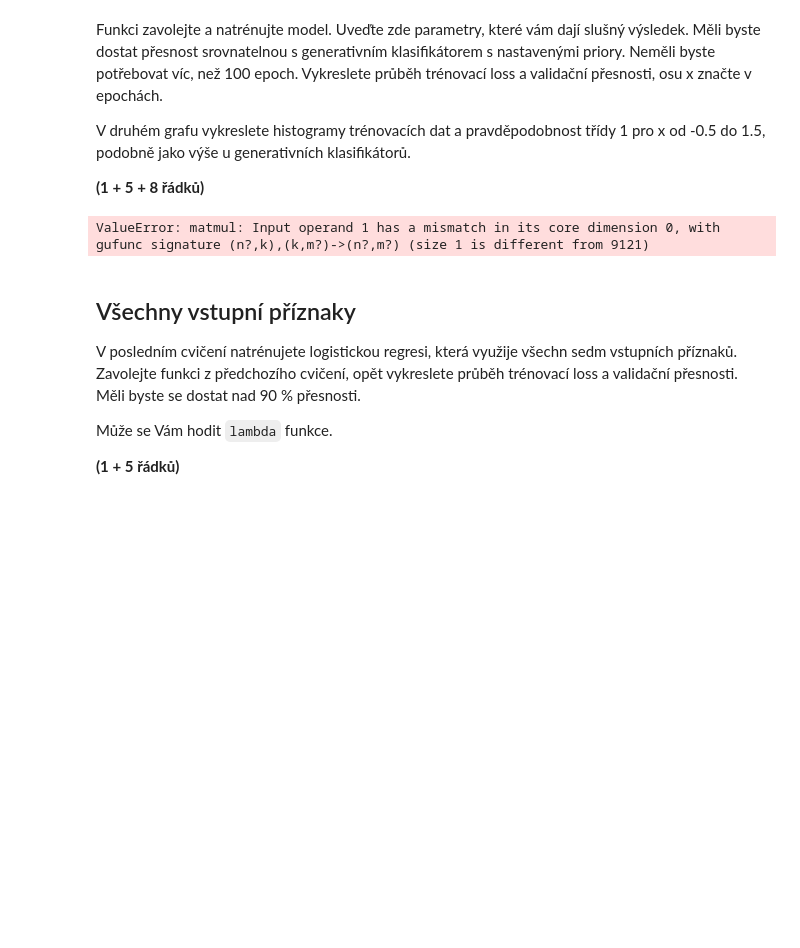
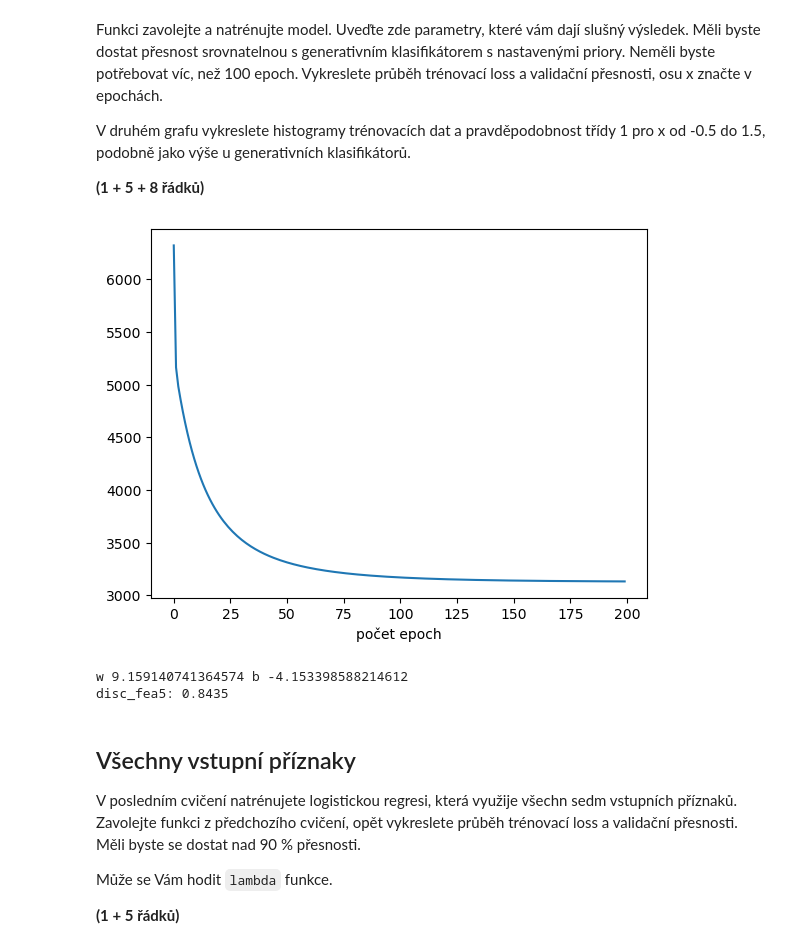
Before and after one commit to Aenariss/sui-proj2, a Jupyter notebook: zadani.ipynb, the cells around one changed output. Drawn from its saved outputs; the diff is of its cells as text; code cells hidden in the pictures; blank space fills up the shorter version.

Commit message:
train_logistic_regression - losses graph

```diff
--- a/zadani.ipynb
+++ b/zadani.ipynb
@@ -253,5 +253,4 @@ class FeatureCutter:
         self.fea_id = fea_id
 
     def __call__(self, x):
-        x = x[:,self.fea_id]
-        return x[:,np.newaxis]
+        return x[:,self.fea_id][:, np.newaxis]
@@ -277,24 +268,27 @@ Doporučujeme dělit efektivní learning rate počtem vzorků, na nichž je poč
 
 **(cca 11 řádků)**
 # %%
-def train_logistic_regression(nb_epochs, lr, in_dim, fea_preprocessor):
+def train_logistic_regression(nb_epochs, lr, in_dim, fea_preprocessor = None):
     model = LogisticRegressionNumpy(in_dim)
     best_model = copy.deepcopy(model)
     losses = []
     accuracies = []
 
-    train_X = fea_preprocessor(train_dataset.xs)
+    if fea_preprocessor == None:
+        train_X = train_dataset.xs
+    else:
+        train_X = fea_preprocessor(train_dataset.xs)
     train_t = train_dataset.targets
 
     learning_rate = lr/len(train_X)
 
-    for i in range(120):
+    for i in range(200):
         y = logistic_sigmoid(train_X.dot(best_model.w) + best_model.b)
         best_model.w = best_model.w - learning_rate * (y - train_t).dot(train_X)
         best_model.b = best_model.b - learning_rate * np.sum(y - train_t)
         losses.append(binary_cross_entropy(y,train_t))
 
-        accuracies.append(evaluate(best_model,y,val_dataset.targets))
+        accuracies.append(evaluate(best_model,y[:, np.newaxis],train_t))
 
     return best_model, losses, accuracies
 # %% [markdown]
@@ -308,15 +302,25 @@ V druhém grafu vykreslete histogramy trénovacích dat a pravděpodobnost tří
 
 **(1 + 5 + 8 řádků)**
 # %%
-disc_fea5, losses, accuracies = train_logistic_regression(150,0.001,1,FeatureCutter(5))
+disc_fea5, losses, accuracies = train_logistic_regression(150,5,1,FeatureCutter(5))
 
-plt.plot(losses)
+plt.plot(losses, label='Losses')
+plt.xlabel("počet epoch")
+plt.show()
 print('w', disc_fea5.w.item(), 'b', disc_fea5.b.item())
 
-pass
+""" x = np.linspace(-0.5,1.5)
+plt.plot(x, norm_gauss_pos.pdf(x), label='Positive')
+plt.plot(x, norm_gauss_neg.pdf(x), label='Negative')
+plt.hist(train_dataset.pos[:, FOI], alpha=0.6, label='Positive real', density=True)
+plt.hist(train_dataset.neg[:, FOI], alpha=0.6, label='Negative real', density=True)
+plt.legend(loc='upper right')
+plt.show() """
 print('disc_fea5:', evaluate(disc_fea5, val_dataset.xs[:, FOI][:, np.newaxis], val_dataset.targets))
 # %% [output]
+[figure, added]
-ValueError: matmul: Input operand 1 has a mismatch in its core dimension 0, with gufunc signature (n?,k),(k,m?)->(n?,m?) (size 1 is different from 9121)
+w 9.159140741364574 b -4.153398588214612
+disc_fea5: 0.8435
 # %% [markdown]
 ## Všechny vstupní příznaky
 V posledním cvičení natrénujete logistickou regresi, která využije všechn sedm vstupních příznaků.
```
Also changed, not shown: parts of 4 cells of this notebook.
